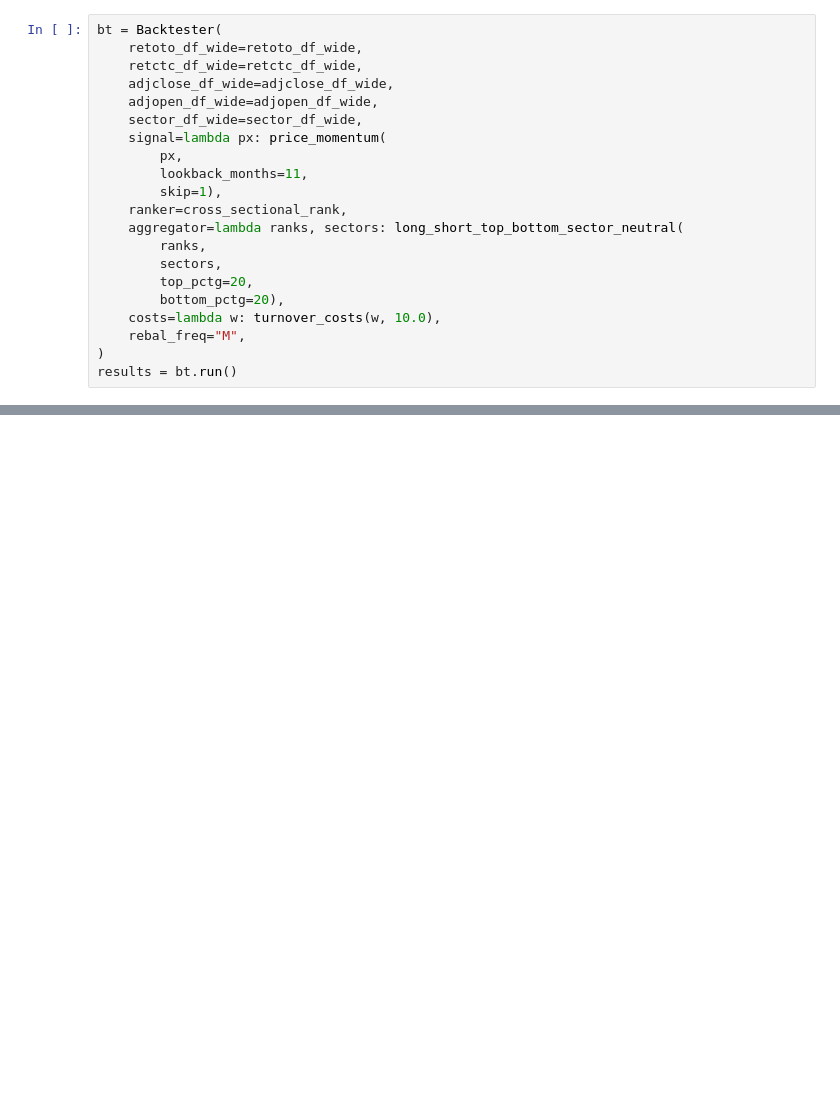
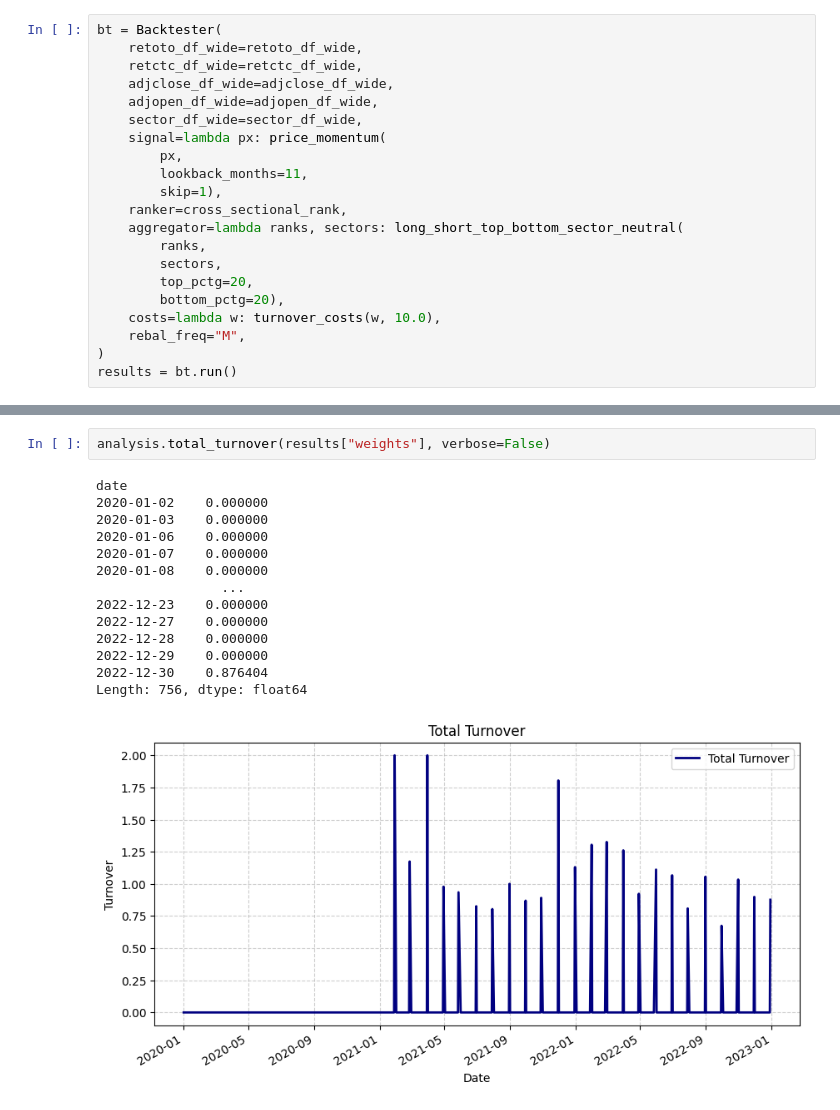
Before and after one commit to ZhengGong-hub/equity_longshort_backtester, a Jupyter notebook: notebooks/demo.ipynb, the cells around one changed output, grey strips where cells are left out. Saved outputs shown, nothing was run; the diff lists cells and outputs as text; blank space fills up the shorter version.

```diff
--- a/notebooks/demo.ipynb
+++ b/notebooks/demo.ipynb
@@ -112,0 +179,17 @@ NameError: name 'volatility' is not defined
+# %%
+analysis.total_turnover(results["weights"], verbose=False)
+# %% [output]
+date
+2020-01-02    0.000000
+2020-01-03    0.000000
+2020-01-06    0.000000
+2020-01-07    0.000000
+2020-01-08    0.000000
+                ...
+2022-12-23    0.000000
+2022-12-27    0.000000
+2022-12-28    0.000000
+2022-12-29    0.000000
+2022-12-30    0.876404
+Length: 756, dtype: float64
+[figure, added]
```
Also changed, not shown: parts of 19 cells of this notebook, 9 other files.
